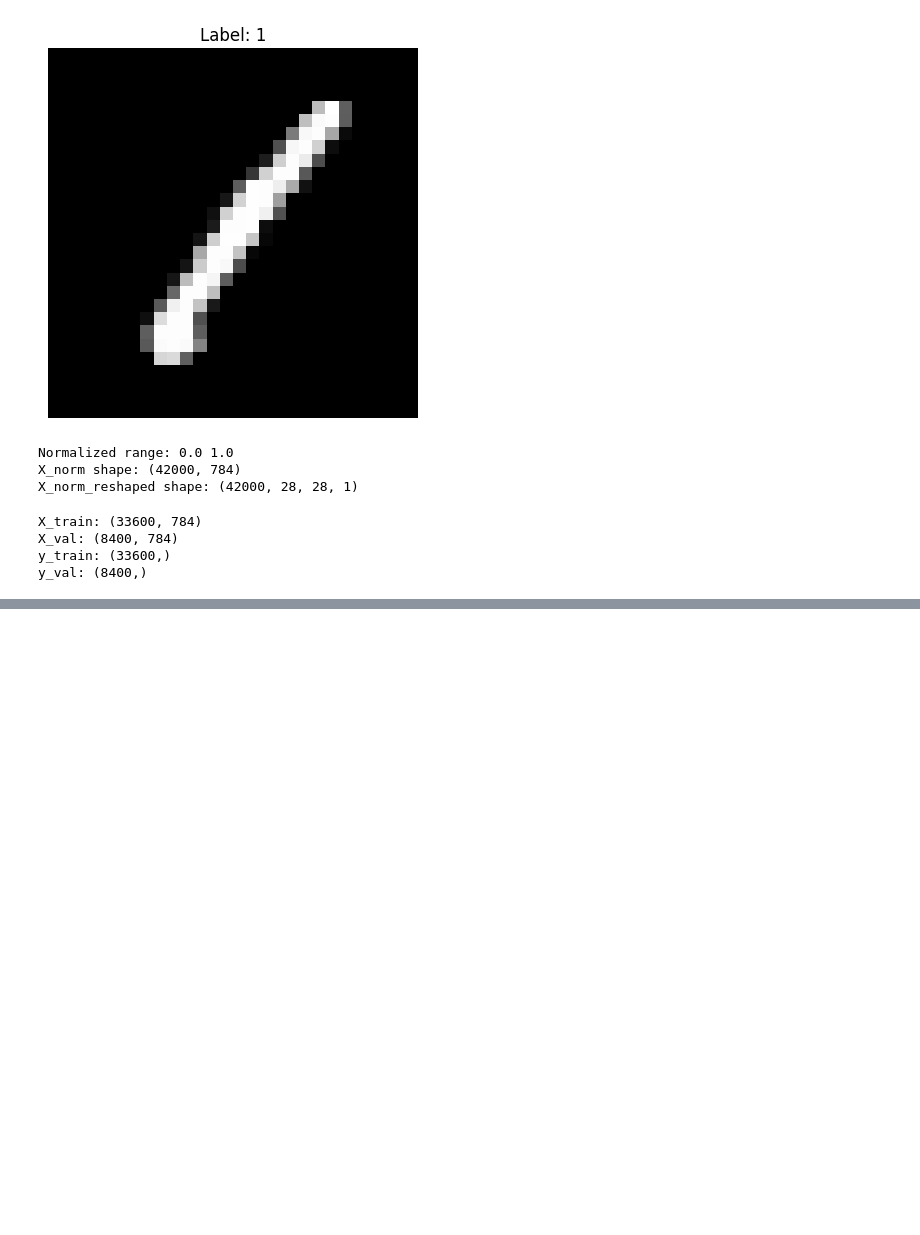
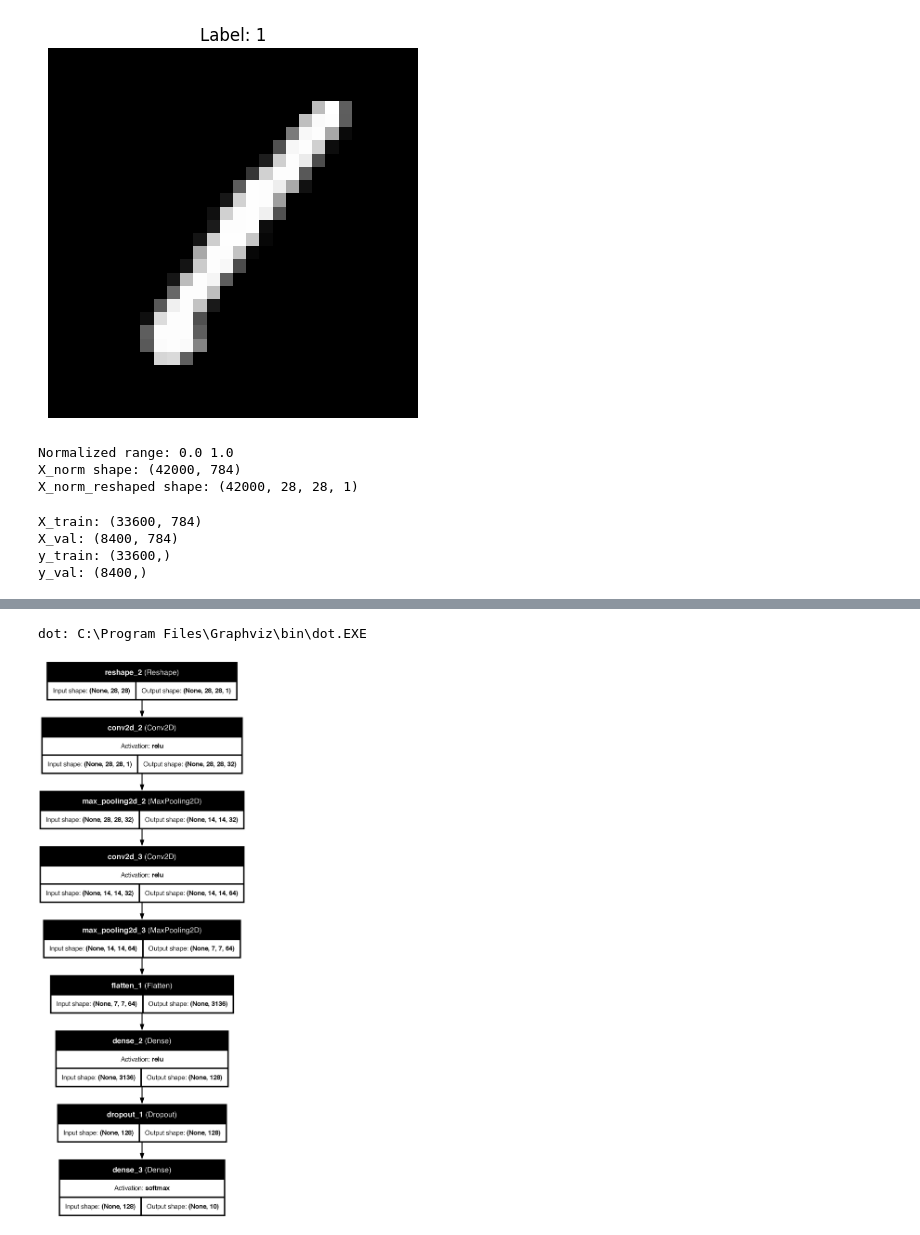
Before and after one commit to mutassimalzeem/vision-classification-pipeline, a Jupyter notebook: notebooks/analysis.ipynb, the cells around one changed output, grey strips where cells are left out. Drawn from its saved outputs; the diff is of its cells as text; code cells hidden in the pictures; blank space fills up the shorter version.

```diff
--- a/notebooks/analysis.ipynb
+++ b/notebooks/analysis.ipynb
@@ -135,0 +140,16 @@ plt.show()
+# %%
+from tensorflow import keras
+from tensorflow.keras import layers
+
+model = keras.Sequential([keras.Input(shape=(28, 28)),
+                          layers.Reshape((28, 28, 1)),
+                          layers.Conv2D(32, kernel_size= 3, activation= 'relu', padding = 'same'),
+                          layers.MaxPooling2D(),
+                          layers.Conv2D(filters = 64, kernel_size= 3, activation= 'relu', padding = 'same'),
+                          layers.MaxPooling2D(),
+                          layers.Flatten(),
+                          layers.Dense(128, activation= 'relu'),
+                          layers.Dropout(0.3),
+                          layers.Dense(10, activation = 'softmax')
+                          ])
+print(model.summary())
@@ -135,0 +179,22 @@ plt.show()
+# %%
+import os
+import shutil
+
+GRAPHVIZ_BIN = r"C:\Program Files\Graphviz\bin"
+if os.path.isdir(GRAPHVIZ_BIN):
+    os.environ["PATH"] = GRAPHVIZ_BIN + os.pathsep + os.environ.get("PATH", "")
+
+print("dot:", shutil.which("dot"))
+# %% [output]
+dot: C:\Program Files\Graphviz\bin\dot.EXE
+# %%
+from tensorflow.keras.utils import plot_model
+
+# This will generate the image and display it in your notebook
+plot_model(model,
+
+           show_shapes=True,
+           show_layer_names=True,
+           show_layer_activations=True)
+# %% [output]
+[figure, added]
```
Also changed, not shown: parts of 4 cells of this notebook, 1 other file.
